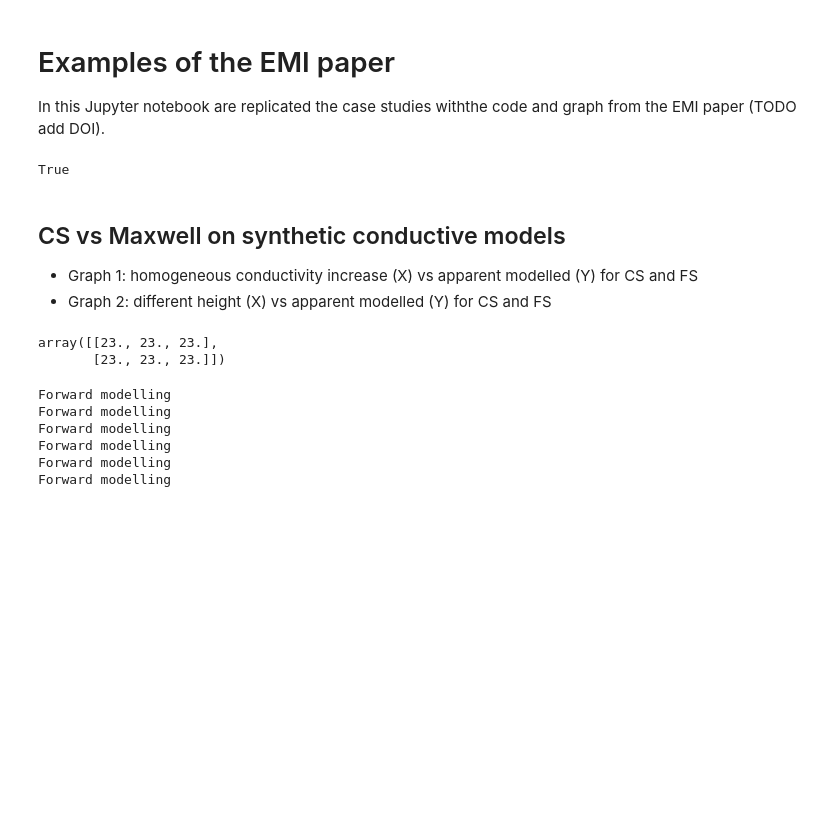
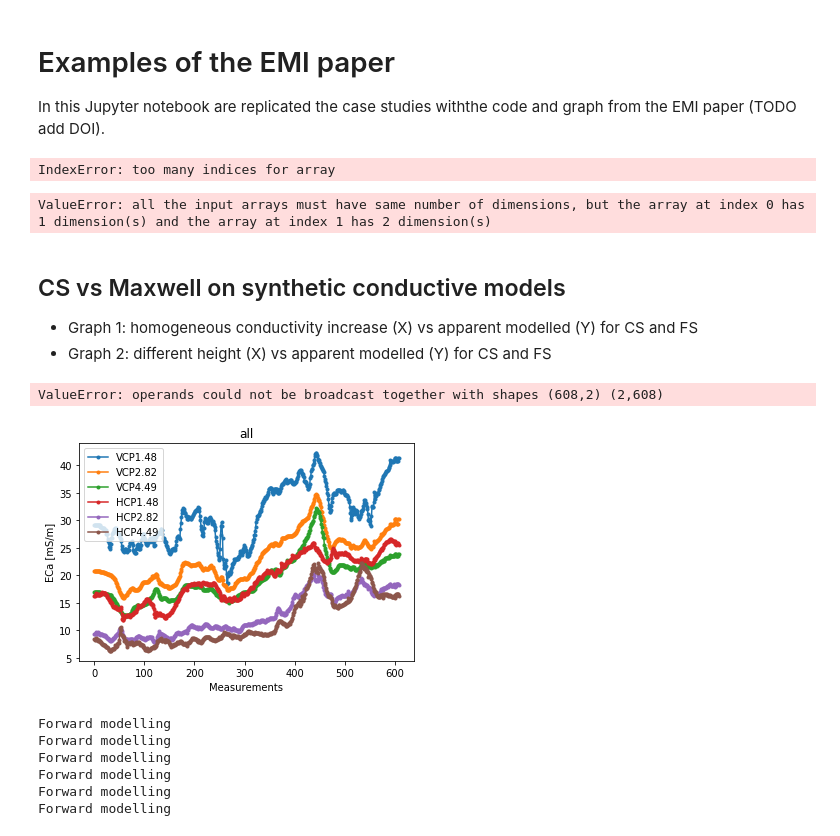
Before and after one commit to hkexgroup/emagpy, a Jupyter notebook: src/em-paper.ipynb, the cells around one changed output. Cells and saved outputs as stored; diff of their text form; code cells hidden in the pictures; blank space fills up the shorter version.

```diff
--- a/src/em-paper.ipynb
+++ b/src/em-paper.ipynb
@@ -14,26 +14,74 @@ datadir = 'examples/'
 outputdir = 'figures/'
 
 letters = ['a','b','c','d','e','f','g','h','i','j']
+
+fnameECa = datadir + 'leith/leith_emi.csv'
+k1 = Problem()
+k1.createSurvey(fnameECa)
+depths=k1.surveys[0].df.values[:,8]
+k1.nlayers=4
+k1.npos=608
+k1.setInit(depths0=[1,1.2,1.4], conds0=[50,23,56,45])
+#np.r_[k1.depths0[0]/2, k1.depths0[:-1] + np.diff(k1.depths0)/2]
+k1.depths0[:-1] + np.diff(k1.depths0)/2
+k1.invert(njobs=-2)
+k1.setInit2(depths0=[1,1.2,1.4], conds0=[50,23,56,45], newStart=False)
+# %% [output]
+IndexError: too many indices for array
-# %%
-conds0=[23,23,45,60]
-len(np.shape(conds0))==1
-# %% [output]
-True
+# %%
+
+fnameECa = datadir + 'leith/leith_emi.csv'
+k1 = Problem()
+k1.createSurvey(fnameECa)
+depths=k1.surveys[0].df.values[:,8]
+k1.nlayers=4
+k1.npos=608
+k1.setInit2(depths0=[1,1.2,1.4], conds0=[50,23,56,45], newStart=False)
+k1.fixedDepths
+k1.invert2(method='ROPE')
+#k1.depths0[:,-1] + np.diff(k1.depths0[:,])/2
+#np.ones((apps.shape[0], len(k2.conds0)))*k2.conds0
+#k1.depths0[0:-1,:] + (k1.depths0[1:,:]-k1.depths0[0:-1,:])/2
+
+#r = np.vstack((k1.depths0[0,:], k1.depths0[0:-1,:] + (k1.depths0[1:,:]-k1.depths0[0:-1,:])/2))
+model = np.transpose(k1.conds0)
+depth = np.transpose(k1.depths0)
+#k1.depths0[:,1]
+#centroids =  np.vstack((k1.depths0[0,:], k1.depths0[0:-1,:] + (k1.depths0[1:,:]-k1.depths0[0:-1,:])/2))
+#np.ones((1,k1.npos))
+
+          #(centroids[-1,:] - centroids[-2,:]),(np.ones((1,k1.npos)))
+#centroids[1,:] - centroids[0,:]
+#np.vstack((centroids[1,:] - centroids[0,:],centroids[2:,:] - centroids[:-2,:], centroids[-1,:] - centroids[-2,:],
+ #          np.ones((1,k1.npos))))
+j=1
+vd = ~k1.fixedDepths # variable depths
+vc = ~k1.fixedConds
+vd[:,j-1]
+#np.r_[depth[j-1,:][vd], model[j-1,:][vc]]
+# %% [output]
+ValueError: all the input arrays must have same number of dimensions, but the array at index 0 has 1 dimension(s) and the array at index 1 has 2 dimension(s)
 # %% [markdown]
 ## CS vs Maxwell on synthetic conductive models
 - Graph 1: homogeneous conductivity increase (X) vs apparent modelled (Y) for CS and FS
 - Graph 2: different height (X) vs apparent modelled (Y) for CS and FS
-# %%
-k = Problem()
-k.nlayers=2
-k.npos=3
-
-k.setInit2(depths0=[1,2,3], conds0=[23,23], newStart=True)
-
-k.conds0
-# %% [output]
-array([[23., 23., 23.],
-       [23., 23., 23.]])
+# %%
+k = Problem()
+
+
+fnameECa = datadir + 'leith/leith_emi.csv'
+k = Problem()
+k.createSurvey(fnameECa)
+k.show()
+k.nlayers=2
+k.npos=608
+k.hx = [0.4,0.4,0.4,0.4,0.4,0.4]
+k.setInit2(depths0=[0.5], conds0=[50,23], fixedDepths=[False])
+k.invert2(method='ROPE', rep=100, njobs=-2,bnds=[(0.2, 0.7), (0,100), (0, 30)], forwardModel='FSeq')
+k.showResults()
+# %% [output]
+ValueError: operands could not be broadcast together with shapes (608,2) (2,608)
+[figure, added]
 # %%
 # parameters for the synthetic model
 coil0 = ['VCP4.49f10000h0']
```
Also changed, not shown: parts of 4 cells of this notebook, 1 other file.
